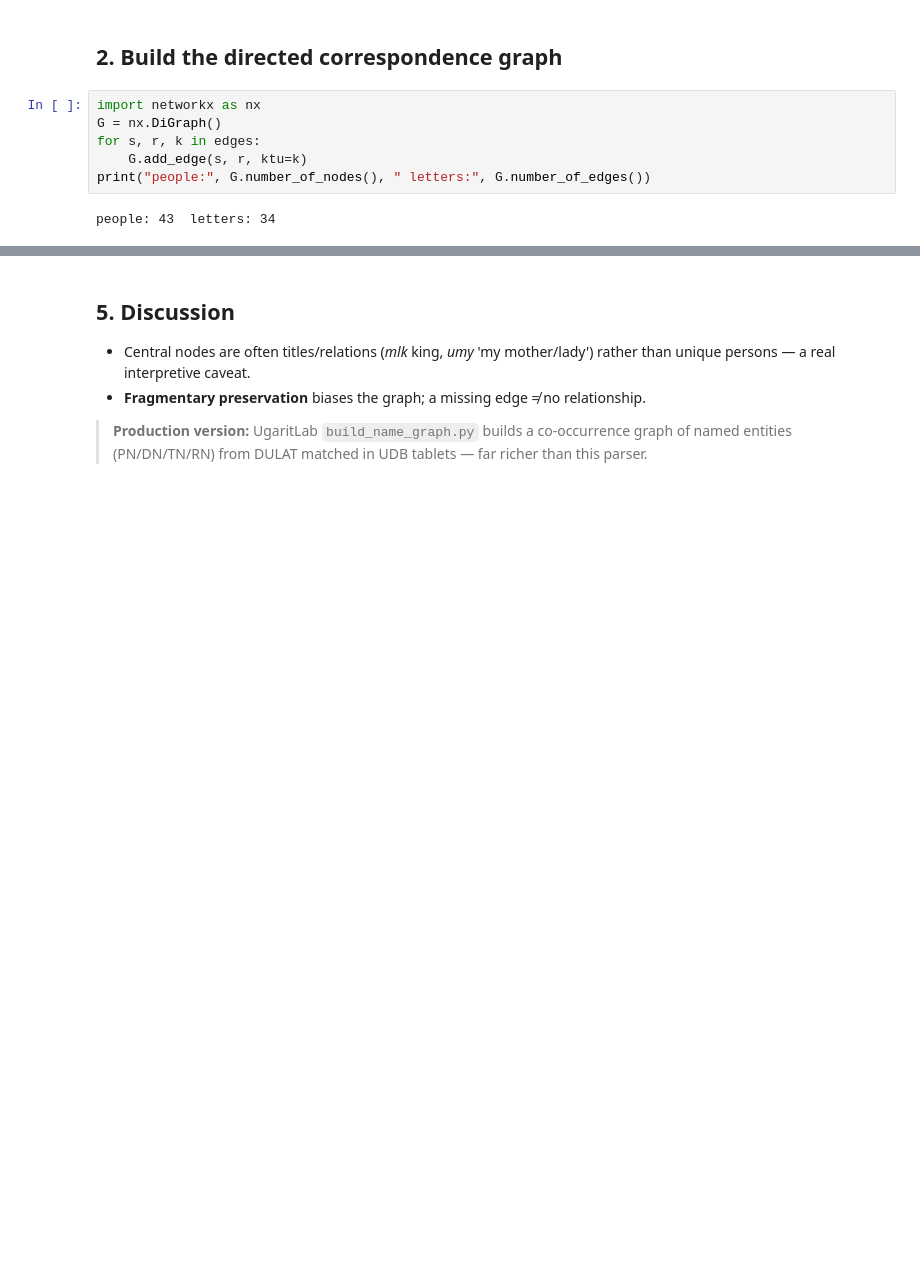
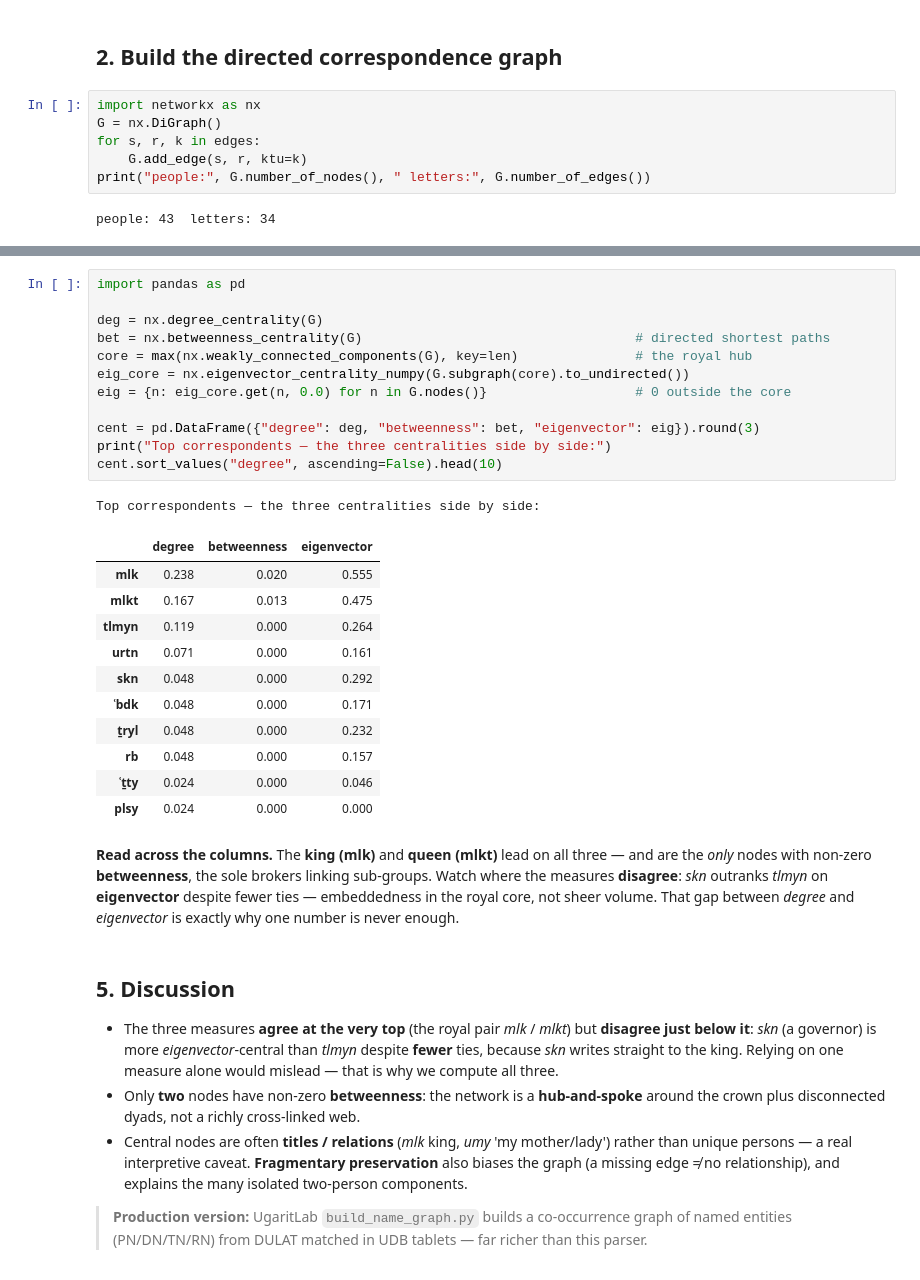
Before and after one commit to alexsosn/ugarit-dh-workshop, a Jupyter notebook: notebooks/3b_letter_networks.ipynb, the cells around one changed output, grey strips where cells are left out. Saved outputs shown, nothing was run; the diff lists cells and outputs as text; blank space fills up the shorter version.

```diff
--- a/notebooks/3b_letter_networks.ipynb
+++ b/notebooks/3b_letter_networks.ipynb
@@ -113,6 +128,34 @@ dtype: float64
+# %%
+import pandas as pd
+
+deg = nx.degree_centrality(G)
+bet = nx.betweenness_centrality(G)                                   # directed shortest paths
+core = max(nx.weakly_connected_components(G), key=len)               # the royal hub
+eig_core = nx.eigenvector_centrality_numpy(G.subgraph(core).to_undirected())
+eig = {n: eig_core.get(n, 0.0) for n in G.nodes()}                   # 0 outside the core
+
+cent = pd.DataFrame({"degree": deg, "betweenness": bet, "eigenvector": eig}).round(3)
+print("Top correspondents — the three centralities side by side:")
+cent.sort_values("degree", ascending=False).head(10)
+# %% [output]
+Top correspondents — the three centralities side by side:
+|  | degree | betweenness | eigenvector |
+| mlk | 0.238 | 0.020 | 0.555 |
+| mlkt | 0.167 | 0.013 | 0.475 |
+| tlmyn | 0.119 | 0.000 | 0.264 |
+| urtn | 0.071 | 0.000 | 0.161 |
+| skn | 0.048 | 0.000 | 0.292 |
+| ʿbdk | 0.048 | 0.000 | 0.171 |
+| ṯryl | 0.048 | 0.000 | 0.232 |
+| rb | 0.048 | 0.000 | 0.157 |
+| ʿṯty | 0.024 | 0.000 | 0.046 |
+| plsy | 0.024 | 0.000 | 0.000 |
+# %% [markdown]
+**Read across the columns.** The **king (mlk)** and **queen (mlkt)** lead on all three — and are the *only* nodes with non-zero **betweenness**, the sole brokers linking sub-groups. Watch where the measures **disagree**: *skn* outranks *tlmyn* on **eigenvector** despite fewer ties — embeddedness in the royal core, not sheer volume. That gap between *degree* and *eigenvector* is exactly why one number is never enough.
 # %% [markdown]
 ## 5. Discussion
-- Central nodes are often titles/relations (*mlk* king, *umy* 'my mother/lady') rather than unique persons — a real interpretive caveat.
-- **Fragmentary preservation** biases the graph; a missing edge ≠ no relationship.
+- The three measures **agree at the very top** (the royal pair *mlk* / *mlkt*) but **disagree just below it**: *skn* (a governor) is more *eigenvector*-central than *tlmyn* despite **fewer** ties, because *skn* writes straight to the king. Relying on one measure alone would mislead — that is why we compute all three.
+- Only **two** nodes have non-zero **betweenness**: the network is a **hub-and-spoke** around the crown plus disconnected dyads, not a richly cross-linked web.
+- Central nodes are often **titles / relations** (*mlk* king, *umy* 'my mother/lady') rather than unique persons — a real interpretive caveat. **Fragmentary preservation** also biases the graph (a missing edge ≠ no relationship), and explains the many isolated two-person components.
 
 > **Production version:** UgaritLab `build_name_graph.py` builds a co-occurrence graph of named entities (PN/DN/TN/RN) from DULAT matched in UDB tablets — far richer than this parser.
```
Also changed, not shown: parts of 7 cells of this notebook, 19 other files.
